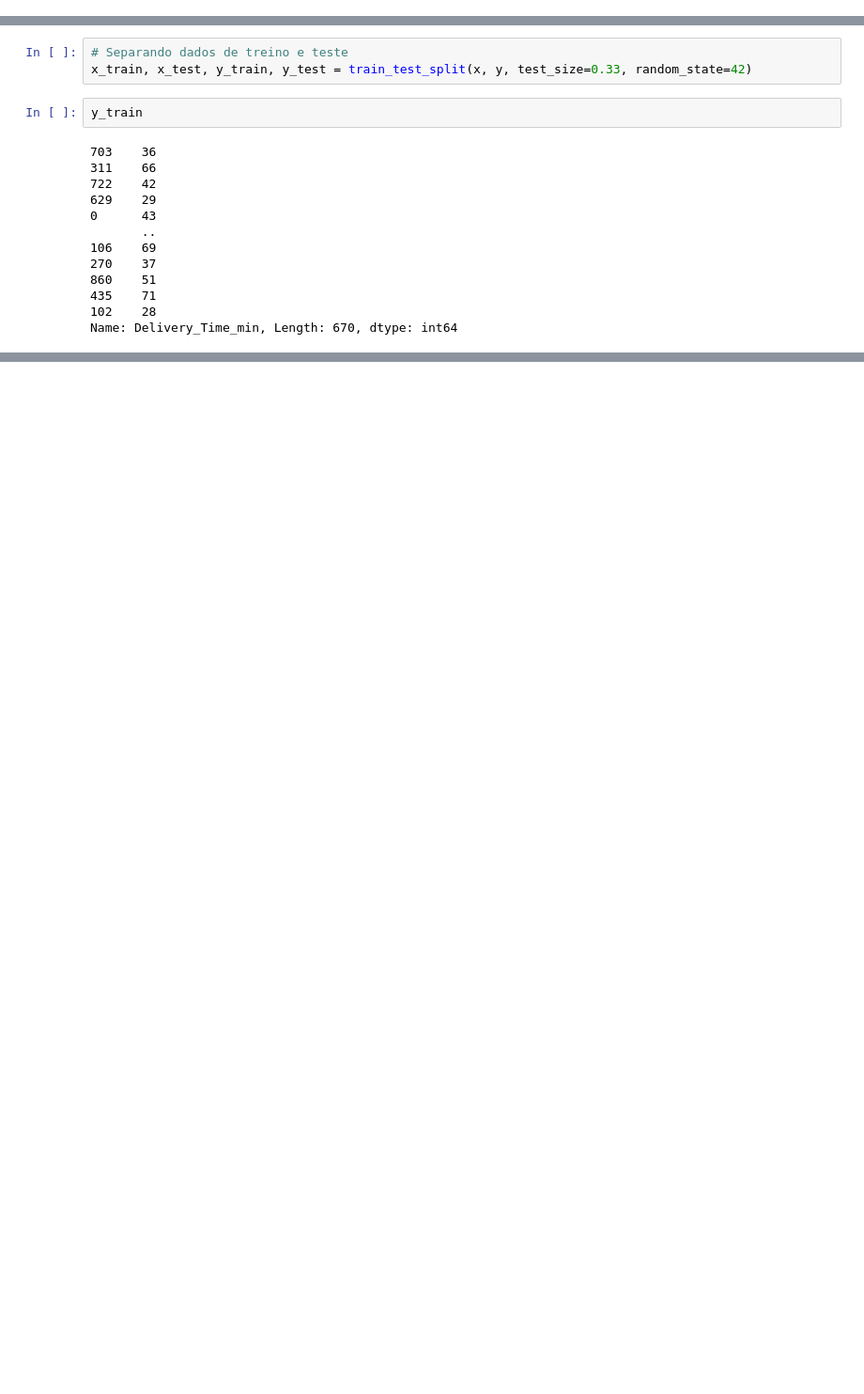
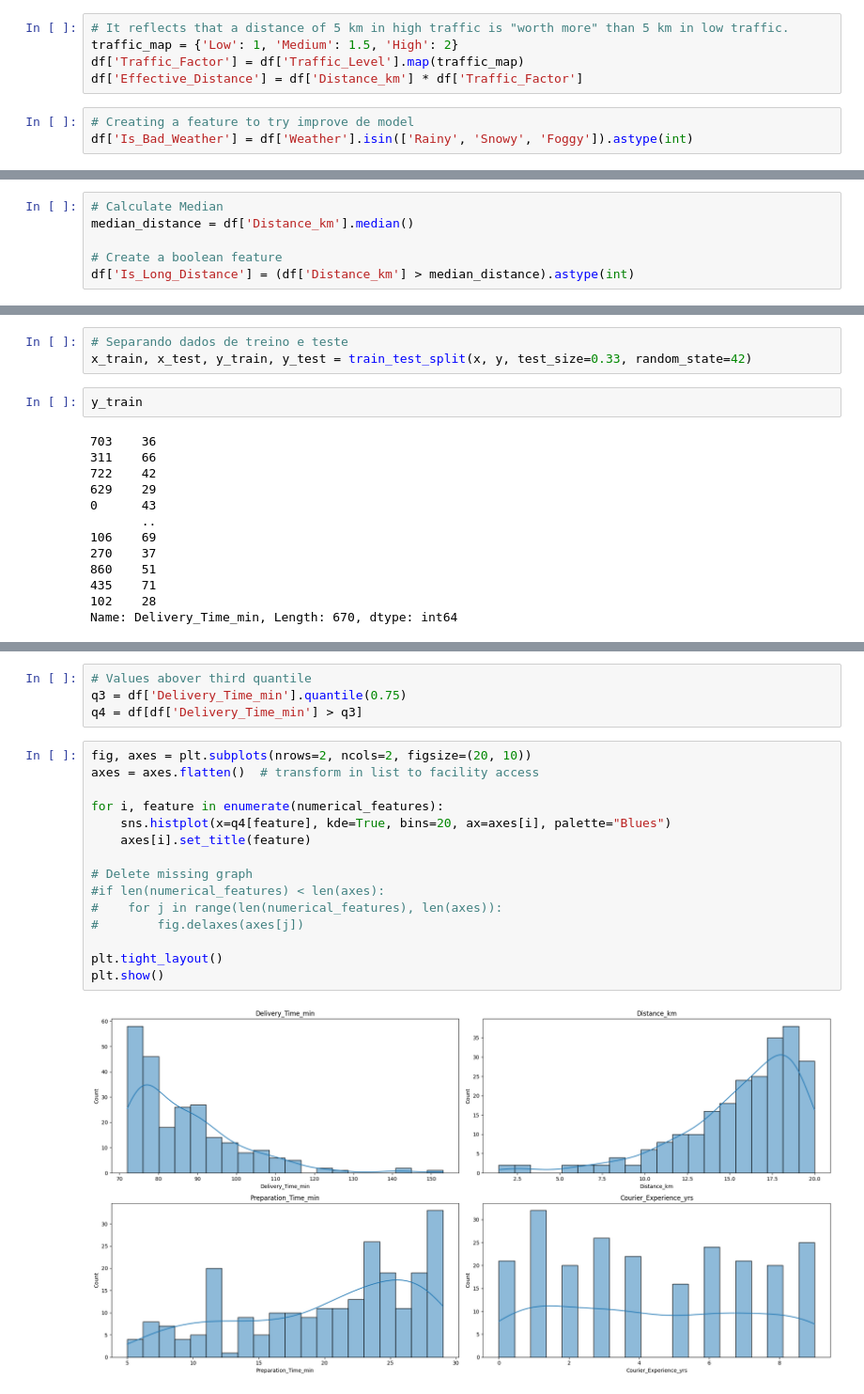
Before and after one commit to gustavofurini/data-science-projects, a Jupyter notebook: food-delivery-time-prediction/main.ipynb, the cells around one changed output, grey strips where cells are left out. Shown at 94% size. Drawn from its saved outputs; the diff is of its cells as text; blank space fills up the shorter version.

```diff
--- a/food-delivery-time-prediction/main.ipynb
+++ b/food-delivery-time-prediction/main.ipynb
@@ -135,8 +206,22 @@ df['Delivery_Time_min_fx'] = pd.cut(df['Delivery_Time_min'], bins=[0, 41, 55.5,
+# %%
+# It reflects that a distance of 5 km in high traffic is "worth more" than 5 km in low traffic.
+traffic_map = {'Low': 1, 'Medium': 1.5, 'High': 2}
+df['Traffic_Factor'] = df['Traffic_Level'].map(traffic_map)
+df['Effective_Distance'] = df['Distance_km'] * df['Traffic_Factor']
+# %%
+# Creating a feature to try improve de model
+df['Is_Bad_Weather'] = df['Weather'].isin(['Rainy', 'Snowy', 'Foggy']).astype(int)
 # %%
 sns.countplot(y=df['Delivery_Time_min_fx'], palette='Blues')
 # %% [output]
 <Axes: xlabel='count', ylabel='Delivery_Time_min_fx'>
 [figure]
+# %%
+# Calculate Median
+median_distance = df['Distance_km'].median()
+
+# Create a boolean feature
+df['Is_Long_Distance'] = (df['Distance_km'] > median_distance).astype(int)
 # %%
 ctab = pd.crosstab([df['Traffic_Level']],
                    df['Delivery_Time_min_fx'])
@@ -267,0 +413,21 @@ array([ 32.569798,  61.37132 ,  35.767345,  45.277065,  85.16919 ,
+# %%
+# Values abover third quantile
+q3 = df['Delivery_Time_min'].quantile(0.75)
+q4 = df[df['Delivery_Time_min'] > q3]
+# %%
+fig, axes = plt.subplots(nrows=2, ncols=2, figsize=(20, 10))
+axes = axes.flatten()  # transform in list to facility access
+
+for i, feature in enumerate(numerical_features):
+    sns.histplot(x=q4[feature], kde=True, bins=20, ax=axes[i], palette="Blues")
+    axes[i].set_title(feature)
+
+# Delete missing graph
+#if len(numerical_features) < len(axes):
+#    for j in range(len(numerical_features), len(axes)):
+#        fig.delaxes(axes[j])
+
+plt.tight_layout()
+plt.show()
+# %% [output]
+[figure, added]
```
Also changed, not shown: parts of 27 cells of this notebook.
